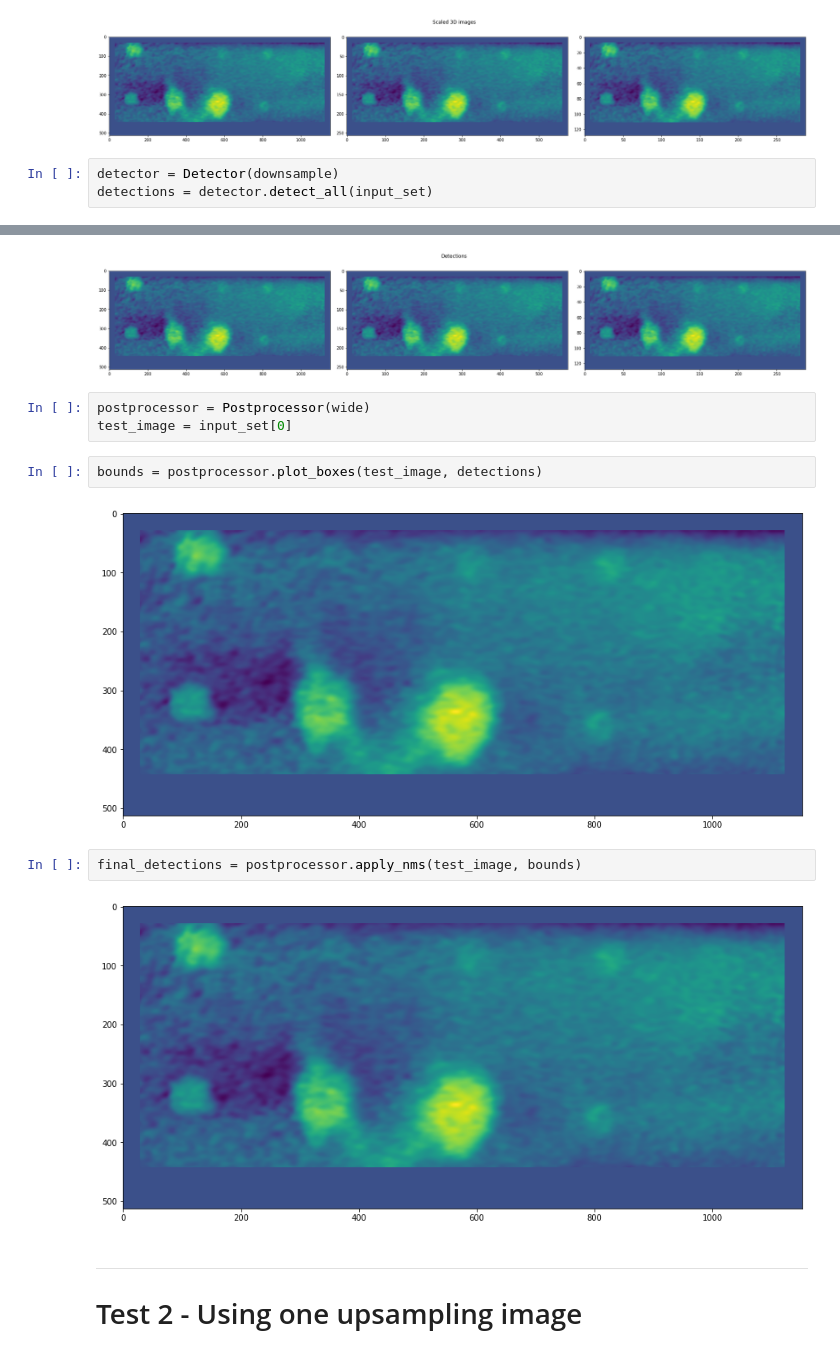
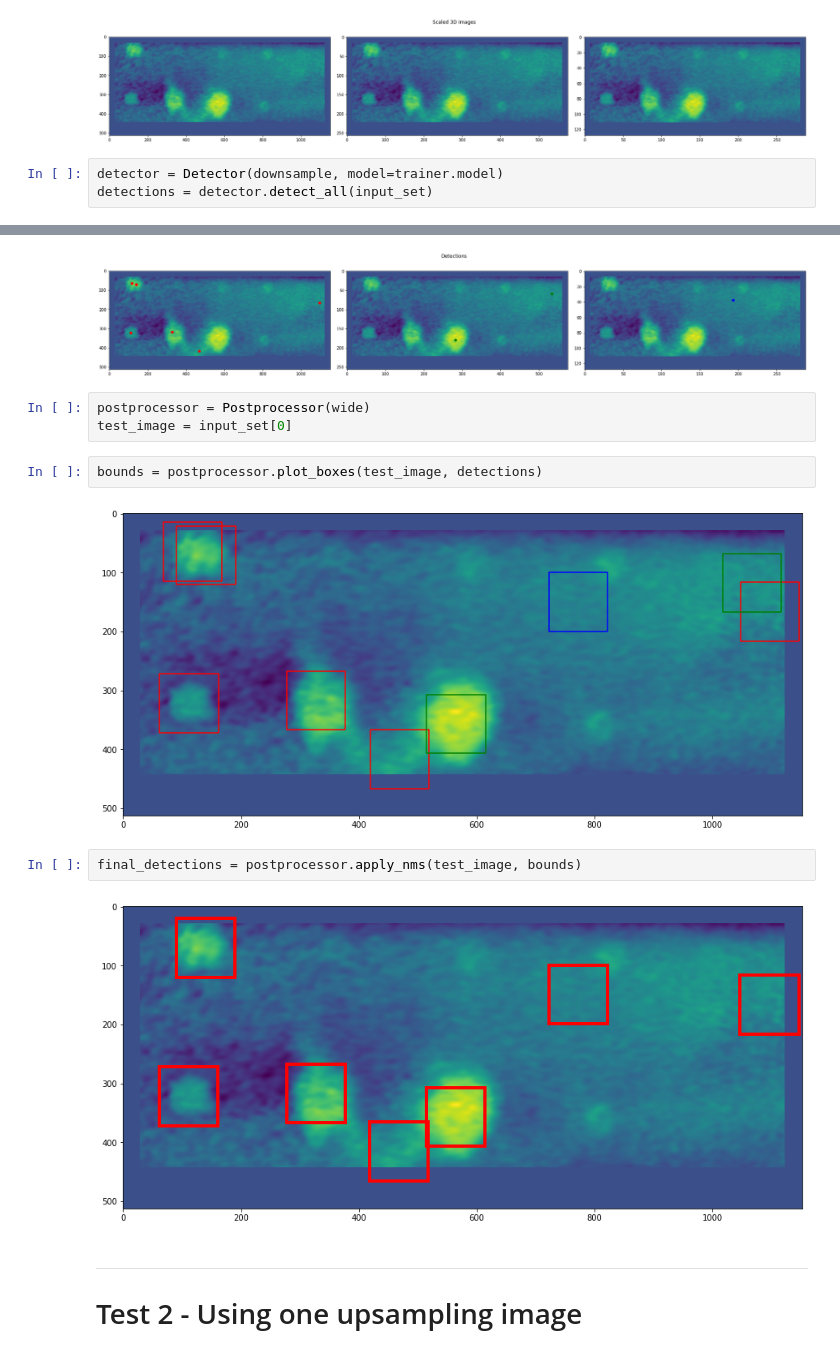
Before and after one commit to juanpb27/ssl_objects_detection, a Jupyter notebook: notebooks/Automated_3D_OD_Method.ipynb, the cells around one changed output, grey strips where cells are left out. Drawn from its saved outputs; the diff is of its cells as text.

```diff
--- a/notebooks/Automated_3D_OD_Method.ipynb
+++ b/notebooks/Automated_3D_OD_Method.ipynb
@@ -379,6 +378,6 @@ input_set = preprocessor.load_images(test_data['Spz'])
 # %% [output]
 [figure]
 # %%
-detector = Detector(downsample)
+detector = Detector(downsample, model=trainer.model)
 detections = detector.detect_all(input_set)
 # %% [output]
@@ -388,15 +387,15 @@ detections = detector.detect_all(input_set)
-[figure, old version]
+[figure, new version]
 # %%
 postprocessor = Postprocessor(wide)
 test_image = input_set[0]
 # %%
 bounds = postprocessor.plot_boxes(test_image, detections)
 # %% [output]
-[figure, old version]
+[figure, new version]
 # %%
 final_detections = postprocessor.apply_nms(test_image, bounds)
 # %% [output]
-[figure, old version]
+[figure, new version]
 # %% [markdown]
 --------------------------------
 # Test 2 - Using one upsampling image
```
Also changed, not shown: parts of 4 cells of this notebook.
